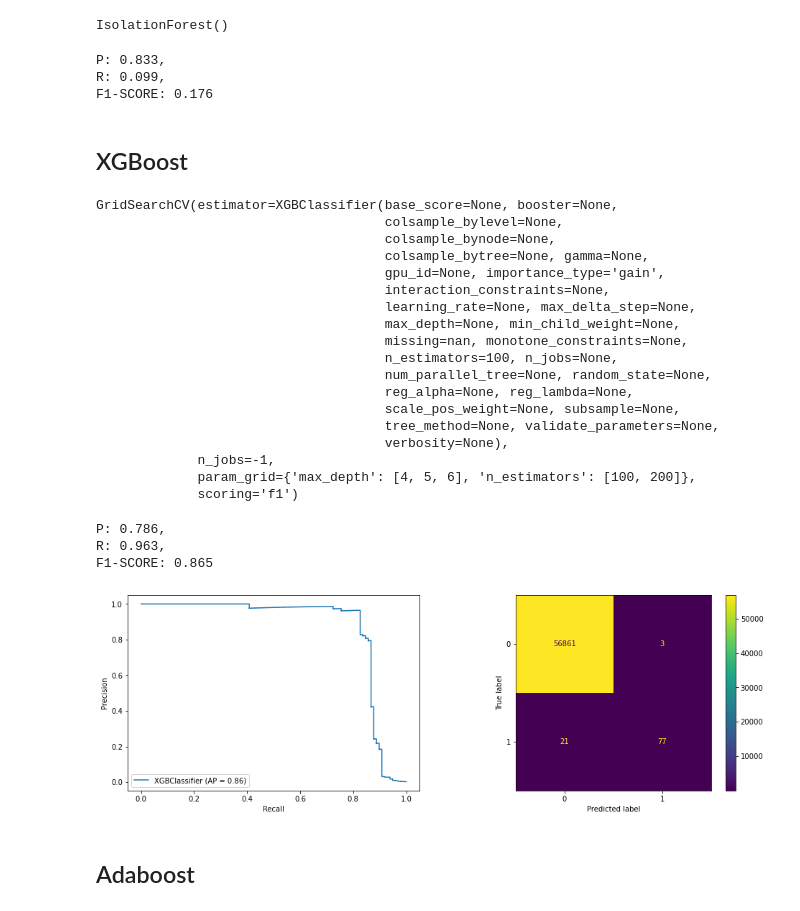
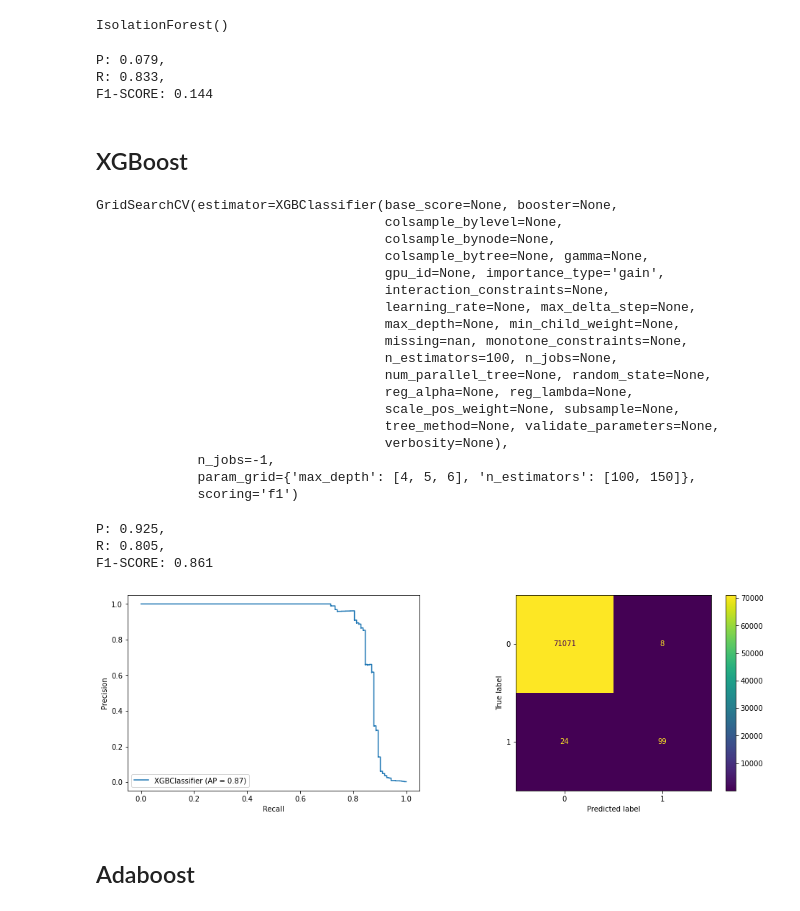
Before and after one commit to 123385918/Python-Science-Handbook, a Jupyter notebook: credit card fraud detection.ipynb, the cells around one changed output. Drawn from its saved outputs; the diff is of its cells as text; code cells hidden in the pictures.

```diff
--- a/credit card fraud detection.ipynb
+++ b/credit card fraud detection.ipynb
@@ -500,8 +455,8 @@ iforest.fit(gm_data.X_train)
 # %% [output]
 IsolationForest()
 # %%
-summary(confusion_matrix(gm_data.test.Class,(iforest.predict(gm_data.X_test)==-1).astype(int)))
+summary(confusion_matrix(data1.y_test,(iforest.predict(data1.X_test)==-1).astype(int)))
 # %% [output]
-P: 0.833,
-R: 0.099,
-F1-SCORE: 0.176
+P: 0.079,
+R: 0.833,
+F1-SCORE: 0.144
@@ -518,9 +466,9 @@ print("Test set F1 score:", test_F1)
 from xgboost import XGBClassifier
 # %%
 xgb = XGBClassifier()
-params = {'n_estimators':[100,200],'max_depth':[4,5,6]}
+params = {'n_estimators':[100,150],'max_depth':[4,5,6]}
 xgb_clf = GridSearchCV(xgb,params,n_jobs=-1,scoring='f1')
-xgb_clf.fit(X_train, df_train.Class)
+xgb_clf.fit(data2.X_train, data2.y_train)
 # %% [output]
 GridSearchCV(estimator=XGBClassifier(base_score=None, booster=None,
                                      colsample_bylevel=None,
@@ -538,21 +486,17 @@ GridSearchCV(estimator=XGBClassifier(base_score=None, booster=None,
                                      tree_method=None, validate_parameters=None,
                                      verbosity=None),
              n_jobs=-1,
-             param_grid={'max_depth': [4, 5, 6], 'n_estimators': [100, 200]},
+             param_grid={'max_depth': [4, 5, 6], 'n_estimators': [100, 150]},
              scoring='f1')
 # %%
 xgb = xgb_clf.best_estimator_
-# %%
-plt.figure(figsize=(16,5))
-ax1 = plt.subplot(121)
-plot_precision_recall_curve(xgb_clf.best_estimator_,X_test,df_test.Class,ax=ax1)
-ax2 = plt.subplot(122)
-summary(plot_confusion_matrix(xgb_clf.best_estimator_,X_test,df_test.Class,ax=ax2).confusion_matrix)
-# %% [output]
-P: 0.786,
-R: 0.963,
-F1-SCORE: 0.865
-[figure, removed]
+# %%
+metric(xgb_clf.best_estimator_, data2.X_test, data2.y_test)
+# %% [output]
+P: 0.925,
+R: 0.805,
+F1-SCORE: 0.861
+[figure, added]
 # %% [markdown]
 ## Adaboost
 # %%
```
Also changed, not shown: parts of 60 cells of this notebook.
